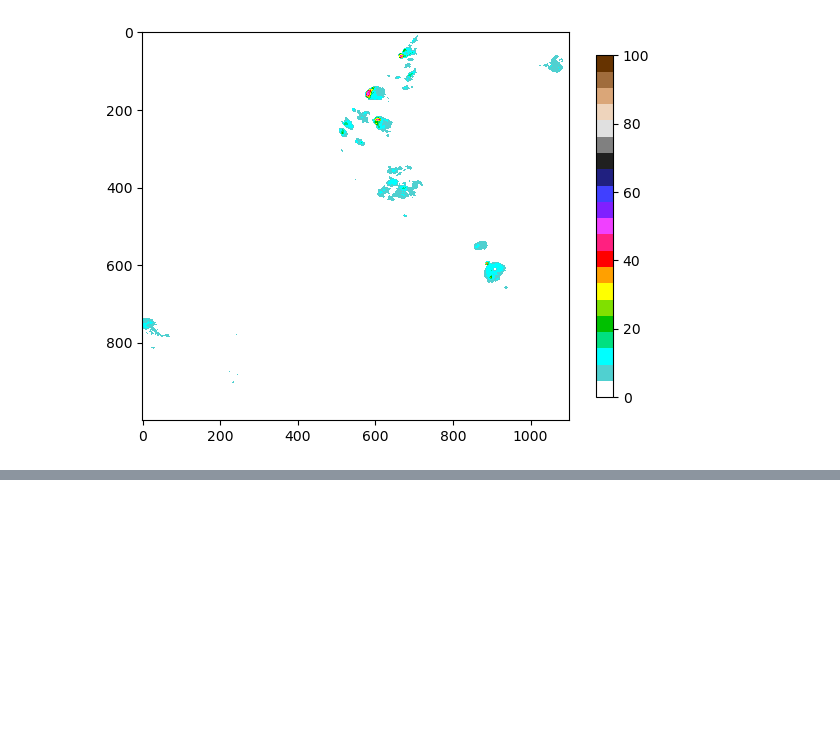
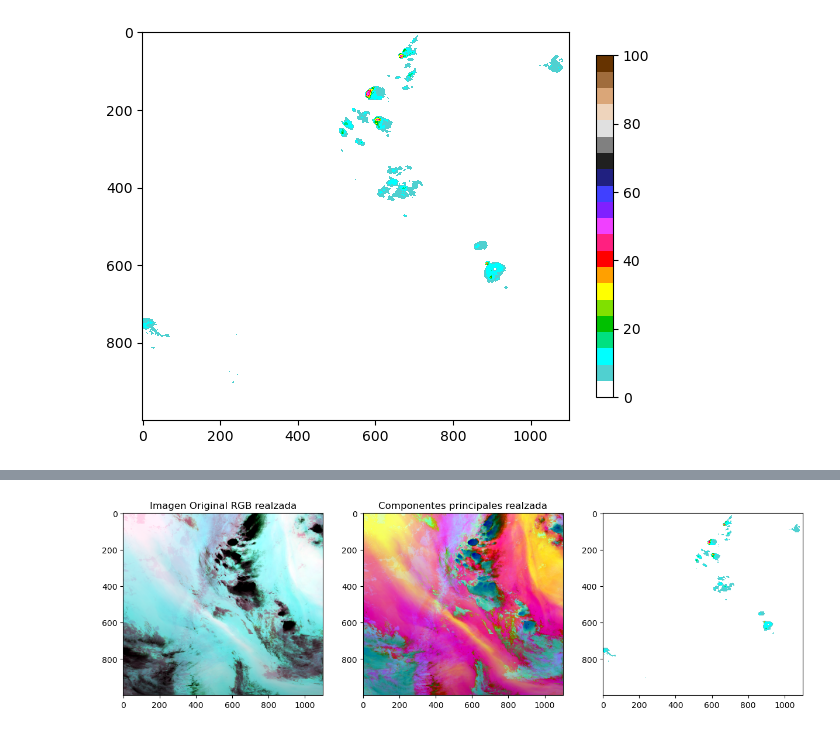
Before and after one commit to matias-suarez/TF_proc_img_sat, a Jupyter notebook: Trabajo Final.ipynb, the cells around one changed output, grey strips where cells are left out. Drawn from its saved outputs; the diff is of its cells as text; code cells hidden in the pictures; blank space fills up the shorter version.

```diff
--- a/Trabajo Final.ipynb
+++ b/Trabajo Final.ipynb
@@ -314,5 +225,0 @@ for imagen in imagen_list:
-# %%
-i = 2
-
-plt.imshow(imag_cal_list[i], cmap='Greys')
-plt.show()
@@ -478,0 +494,47 @@ plt.show()
+# %%
+qpe_obj = Dataset(path+QPE_img, 'r')
+# %%
+RGBrec = np.zeros((inf_row-sup_row, inf_col-sup_col, 3))
+
+RGBrec[:, :, 0] = imag_cal_list[0]
+RGBrec[:, :, 1] = imag_cal_list[3]
+RGBrec[:, :, 2] = imag_cal_list[8]
+
+# Aplicamos PCA a la imagen RGB recortada original (sin realzar!!!!)
+x_pca, eigen_vals, eigen_vecs = pca(RGBrec)
+
+# Hacemos un realce a las componentes principales para graficarlas (sólo para visualización!!!)
+# NOTA: Observe que la función realc() debe recibir un array 3D, y que x_pca es un array de dos
+#       dimensiones (verifíquelo). Por esto tenemos que hacer antes un reshape a x_pca para llevarlo a las
+#       dimensiones adecuadas para aplicar la función.
+# x_pca_3d = np.reshape(x_pca, [..., ..., ...])
+x_pca_3d = np.reshape(x_pca, [inf_row-sup_row, inf_col-sup_col, 3])
+
+# Aplique un realce a x_pca_3d
+x_pca_3d_realzada = np.zeros_like(x_pca_3d)
+for i in range(3):
+    x_pca_3d_realzada[:, :, i] = realce(x_pca_3d[:, :, i])
+
+# Aplique un realce a x_pca_3d
+RGBrec_realzada = np.zeros((inf_row-sup_row, inf_col-sup_col, 3))
+for j in range(3):
+    RGBrec_realzada[:,:,j] = realce(RGBrec[:,:,j])
+
+plt.figure(figsize=(15, 15))
+
+plt.subplot(131)
+plt.imshow(RGBrec_realzada)
+plt.title("Imagen Original RGB realzada")
+
+plt.subplot(132)
+plt.imshow(x_pca_3d_realzada)
+plt.title('Componentes principales realzada')
+
+plt.subplot(133)
+plt.imshow(qpe_obj.variables['RRQPE'][:].data[sup_row:inf_row,sup_col:inf_col],
+           cmap=cmap, vmin=0, vmax=100)
+# plt.colorbar(shrink=.2)
+
+plt.show()
+# %% [output]
+[figure, added]
```
Also changed, not shown: parts of 14 cells of this notebook.
